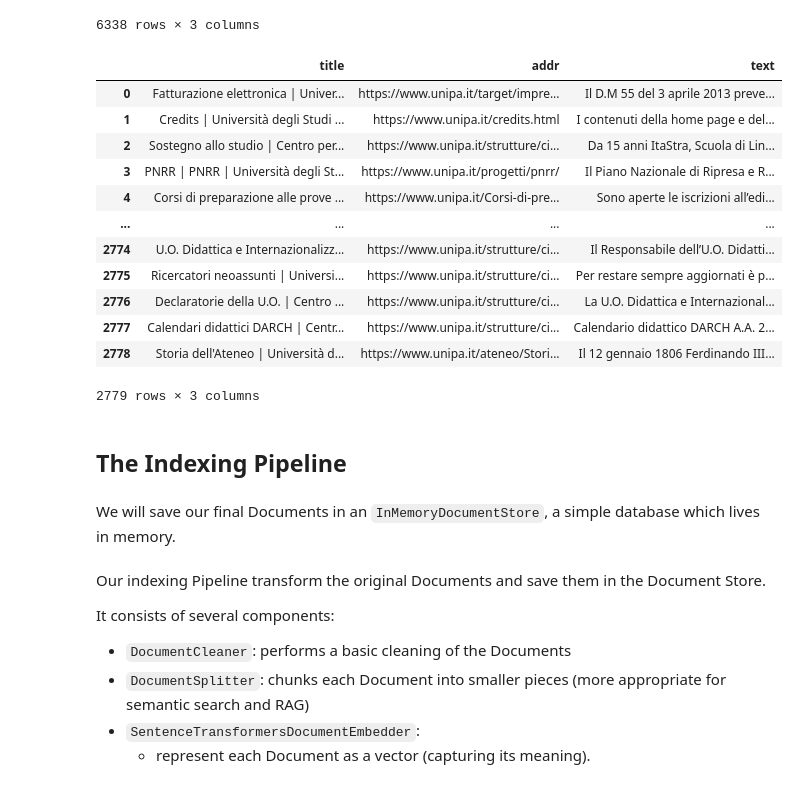
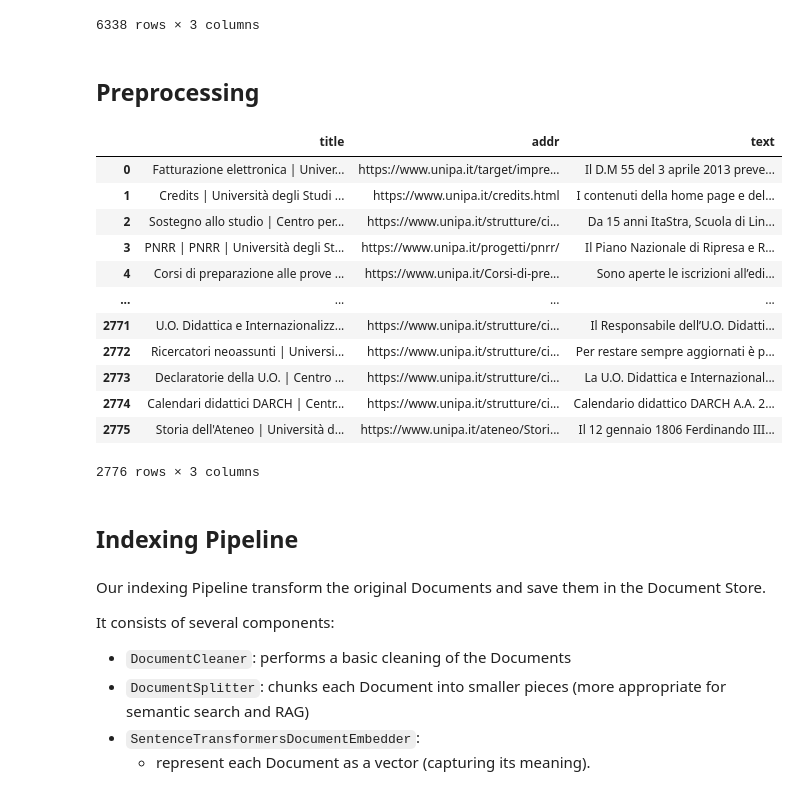
Before and after one commit to pierfrancescomartinello/NLP-Project, a Jupyter notebook: rag_v2.ipynb, the cells around one changed output. Drawn from its saved outputs; the diff is of its cells as text; code cells hidden in the pictures.

```diff
--- a/rag_v2.ipynb
+++ b/rag_v2.ipynb
@@ -63,6 +59,8 @@ df
 | 6336 | Regolamenti per aree tematiche di... | https://www.unipa.it/servizi/prev... | REGOLAMENTI PERSONALE DOCENTE E R... |
 | 6337 | Storia dell'Ateneo | Università d... | https://www.unipa.it/ateneo/Stori... | Il 12 gennaio 1806 Ferdinando III... |
 6338 rows × 3 columns
+# %% [markdown]
+## Preprocessing
 # %%
 import re
 
@@ -90,22 +88,22 @@ def preprocess(df: pd.DataFrame) -> pd.DataFrame:
 
     return df
 # %%
-tmp = preprocess(df)
-tmp
+df = preprocess(df)
+df
 # %% [output]
 |  | title | addr | text |
 | 0 | Fatturazione elettronica | Univer... | https://www.unipa.it/target/impre... | Il D.M 55 del 3 aprile 2013 preve... |
 | 1 | Credits | Università degli Studi ... | https://www.unipa.it/credits.html | I contenuti della home page e del... |
 | 2 | Sostegno allo studio | Centro per... | https://www.unipa.it/strutture/ci... | Da 15 anni ItaStra, Scuola di Lin... |
 | 3 | PNRR | PNRR | Università degli St... | https://www.unipa.it/progetti/pnrr/ | Il Piano Nazionale di Ripresa e R... |
 | 4 | Corsi di preparazione alle prove ... | https://www.unipa.it/Corsi-di-pre... | Sono aperte le iscrizioni all’edi... |
 | ... | ... | ... | ... |
-| 2774 | U.O. Didattica e Internazionalizz... | https://www.unipa.it/strutture/ci... | Il Responsabile dell’U.O. Didatti... |
-| 2775 | Ricercatori neoassunti | Universi... | https://www.unipa.it/strutture/ci... | Per restare sempre aggiornati è p... |
-| 2776 | Declaratorie della U.O. | Centro ... | https://www.unipa.it/strutture/ci... | La U.O. Didattica e Internazional... |
-| 2777 | Calendari didattici DARCH | Centr... | https://www.unipa.it/strutture/ci... | Calendario didattico DARCH A.A. 2... |
-| 2778 | Storia dell'Ateneo | Università d... | https://www.unipa.it/ateneo/Stori... | Il 12 gennaio 1806 Ferdinando III... |
+| 2771 | U.O. Didattica e Internazionalizz... | https://www.unipa.it/strutture/ci... | Il Responsabile dell’U.O. Didatti... |
+| 2772 | Ricercatori neoassunti | Universi... | https://www.unipa.it/strutture/ci... | Per restare sempre aggiornati è p... |
+| 2773 | Declaratorie della U.O. | Centro ... | https://www.unipa.it/strutture/ci... | La U.O. Didattica e Internazional... |
+| 2774 | Calendari didattici DARCH | Centr... | https://www.unipa.it/strutture/ci... | Calendario didattico DARCH A.A. 2... |
+| 2775 | Storia dell'Ateneo | Università d... | https://www.unipa.it/ateneo/Stori... | Il 12 gennaio 1806 Ferdinando III... |
-2779 rows × 3 columns
+2776 rows × 3 columns
 # %%
 from haystack.dataclasses import Document
 
@@ -115,7 +113,7 @@ raw_docs = []
 for title, text in zip(titles, texts):
     raw_docs.append(Document(content=text, meta={"name": title or ""}))
 # %% [markdown]
-## The Indexing Pipeline
+## Indexing Pipeline
 # %%
 from haystack import Pipeline
 from haystack.document_stores.in_memory import InMemoryDocumentStore
@@ -124,8 +122,6 @@ from haystack.components.embedders import SentenceTransformersTextEmbedder, Sent
 from haystack.components.writers import DocumentWriter
 from haystack.document_stores.types import DuplicatePolicy
 from haystack.utils import ComponentDevice
-# %% [markdown]
-We will save our final Documents in an `InMemoryDocumentStore`, a simple database which lives in memory.
 # %%
 document_store = InMemoryDocumentStore(embedding_similarity_function="cosine")
 # %% [markdown]
```
Also changed, not shown: parts of 17 cells of this notebook.
